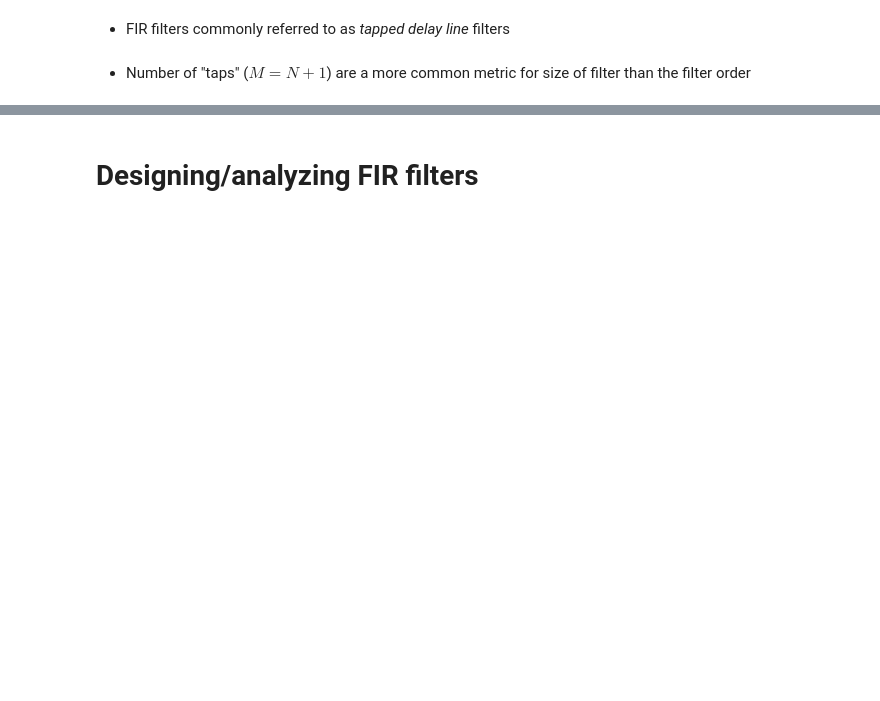
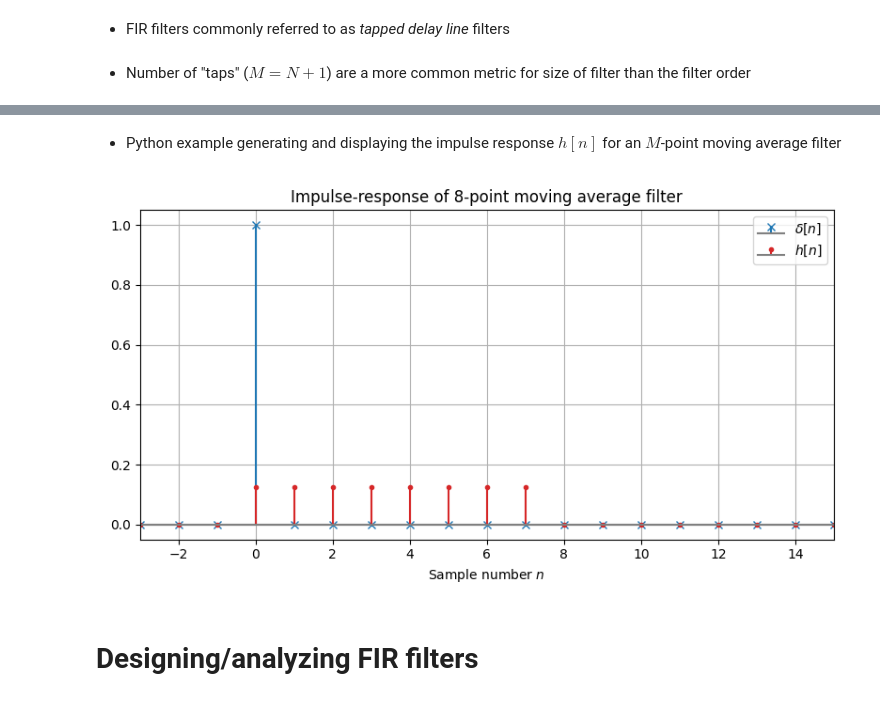
Before and after one commit to kaierih/AIS2201-Lecture_Notes, a Jupyter notebook: digital_filters/convolution.ipynb, the cells around one changed output, grey strips where cells are left out. Saved outputs shown, nothing was run; the diff lists cells and outputs as text; code cells hidden in the pictures; blank space fills up the shorter version.

```diff
--- a/digital_filters/convolution.ipynb
+++ b/digital_filters/convolution.ipynb
@@ -81,6 +79,29 @@ $$
     * *Dersom systemets reaksjon til en deltapuls $\delta[n]$ er kjent, er det mulig å predikere hvordan systemet vil reagere på alle mulige inngangssignal.*
 * Utgangssignalet til et LTI-system gitt en impuls $\delta[n]$ som inngangssignal kalles impulsresponsen $h[n]$ til systemet.
 -->
+# %% [markdown]
+* Python example generating and displaying the impulse response $h[n]$ for an $M$-point moving average filter
+# %%
+def moving_average_filt(x, M):
+    """
+    Function to perform M-point moving average filtering of a signal array 'x'
+    """
+    y = [np.sum(x[n:max(n-M,0):-1])/M for n in range(len(x))]
+    return np.array(y)
+
+n = np.arange(-3, 16) # Sample -3 <= n < 16
+dn = np.where(n==0, 1, 0) # Delta pulse
+M = 8
+hn = moving_average_filt(dn, M)
+
+plt.close(1); plt.figure(1);
+plt.stem(n, dn, markerfmt='x', basefmt="grey", label="$\\delta[n]$")
+plt.stem(n, hn, markerfmt='.C3', linefmt='C3', basefmt="grey", label="$h[n]$")
+plt.legend()
+plt.xlabel("Sample number $n$")
+plt.title(f"Impulse-response of {M}-point moving average filter");
+# %% [output]
+[figure, added]
 # %% [markdown]
 # Designing/analyzing FIR filters
 # %% [markdown]
```
Also changed, not shown: parts of 44 cells of this notebook, 4 other files.
